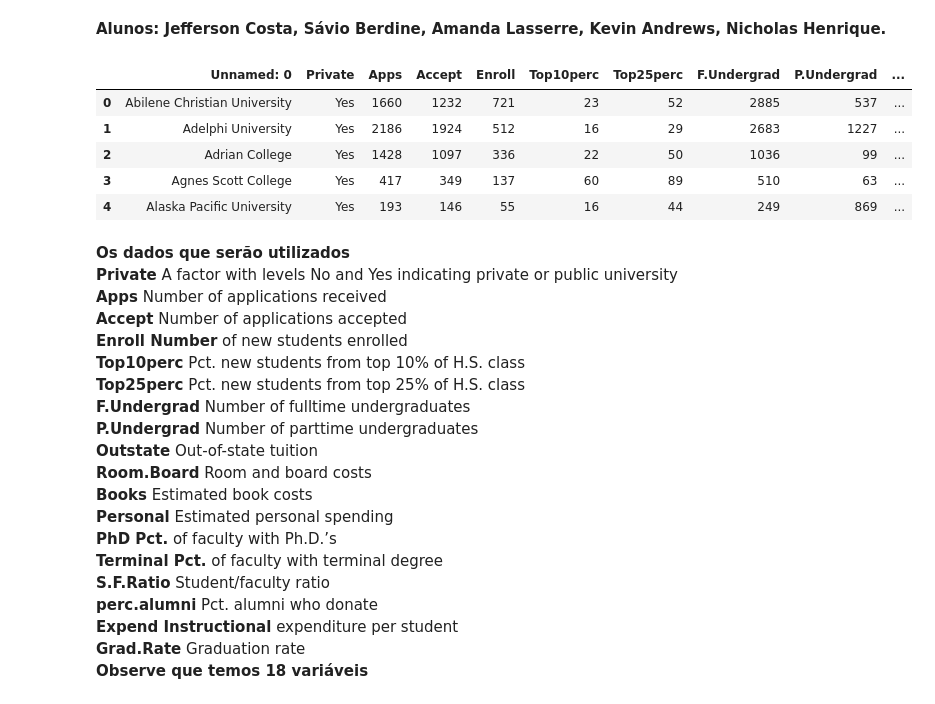
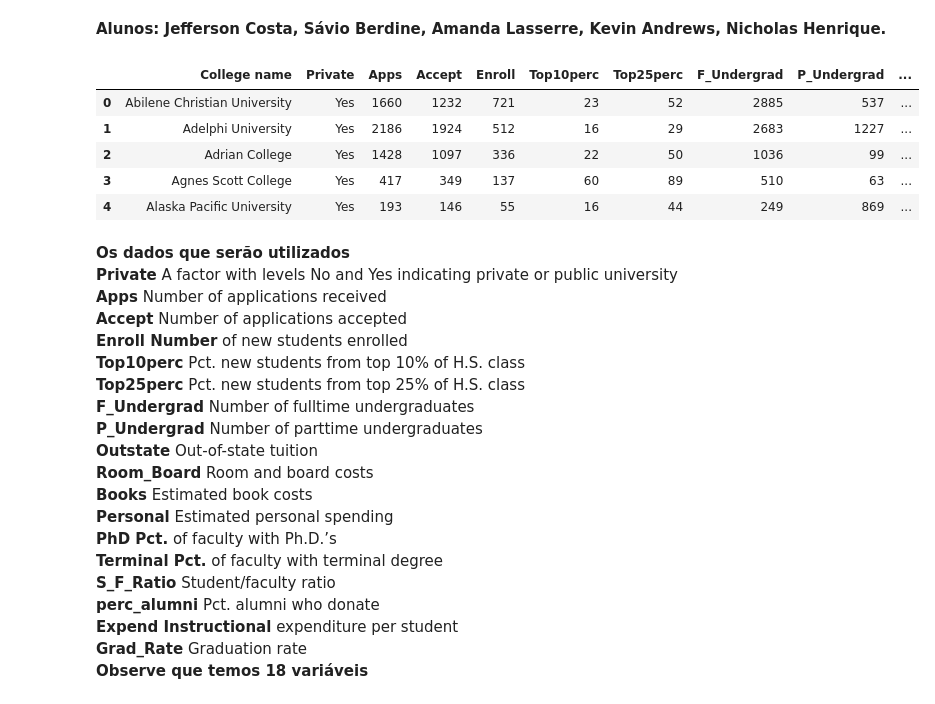
Before and after one commit to jc-costa/Aprendizagem-de-Maquina-SI, a Jupyter notebook: Mini-projeto Kmeans/K-means-College.ipynb, the cells around one changed output. Saved outputs shown, nothing was run; the diff lists cells and outputs as text; code cells hidden in the pictures.

```diff
--- a/Mini-projeto Kmeans/K-means-College.ipynb
+++ b/Mini-projeto Kmeans/K-means-College.ipynb
@@ -14,9 +14,11 @@ import matplotlib.pyplot as plt
 from sklearn.cluster import KMeans
 # %%
 data = pd.read_csv("College.csv")
+#No dataSet original, temos colunas com os nomes separados com um ".", por exemplo, Grad.Rate, e isso estava nos dando alguns problemas, então resolvemos renomear as colunas e trocas esse "." por um "_"
+data = data.rename(columns={'Unnamed: 0':'College name','F.Undergrad':'F_Undergrad','P.Undergrad':'P_Undergrad','Room.Board':'Room_Board','S.F.Ratio':'S_F_Ratio','perc.alumni':'perc_alumni','Grad.Rate':'Grad_Rate'})
 data.head()
 # %% [output]
-|  | Unnamed: 0 | Private | Apps | Accept | Enroll | Top10perc | Top25perc | F.Undergrad | P.Undergrad | ... |
+|  | College name | Private | Apps | Accept | Enroll | Top10perc | Top25perc | F_Undergrad | P_Undergrad | ... |
 | 0 | Abilene Christian University | Yes | 1660 | 1232 | 721 | 23 | 52 | 2885 | 537 | ... |
 | 1 | Adelphi University | Yes | 2186 | 1924 | 512 | 16 | 29 | 2683 | 1227 | ... |
 | 2 | Adrian College | Yes | 1428 | 1097 | 336 | 22 | 50 | 1036 | 99 | ... |
@@ -30,16 +32,16 @@ data.head()
     **Enroll Number** of new students enrolled
     **Top10perc** Pct. new students from top 10% of H.S. class
     **Top25perc** Pct. new students from top 25% of H.S. class
-    **F.Undergrad** Number of fulltime undergraduates
-    **P.Undergrad** Number of parttime undergraduates
+    **F_Undergrad** Number of fulltime undergraduates
+    **P_Undergrad** Number of parttime undergraduates
     **Outstate** Out-of-state tuition
-    **Room.Board** Room and board costs
+    **Room_Board** Room and board costs
     **Books** Estimated book costs
     **Personal** Estimated personal spending
     **PhD Pct.** of faculty with Ph.D.’s
     **Terminal Pct.** of faculty with terminal degree
-    **S.F.Ratio** Student/faculty ratio
-    **perc.alumni** Pct. alumni who donate
+    **S_F_Ratio** Student/faculty ratio
+    **perc_alumni** Pct. alumni who donate
     **Expend Instructional** expenditure per student
-    **Grad.Rate** Graduation rate<br>
+    **Grad_Rate** Graduation rate<br>
 **Observe que temos 18 variáveis**
```
Also changed, not shown: parts of 12 cells of this notebook.
